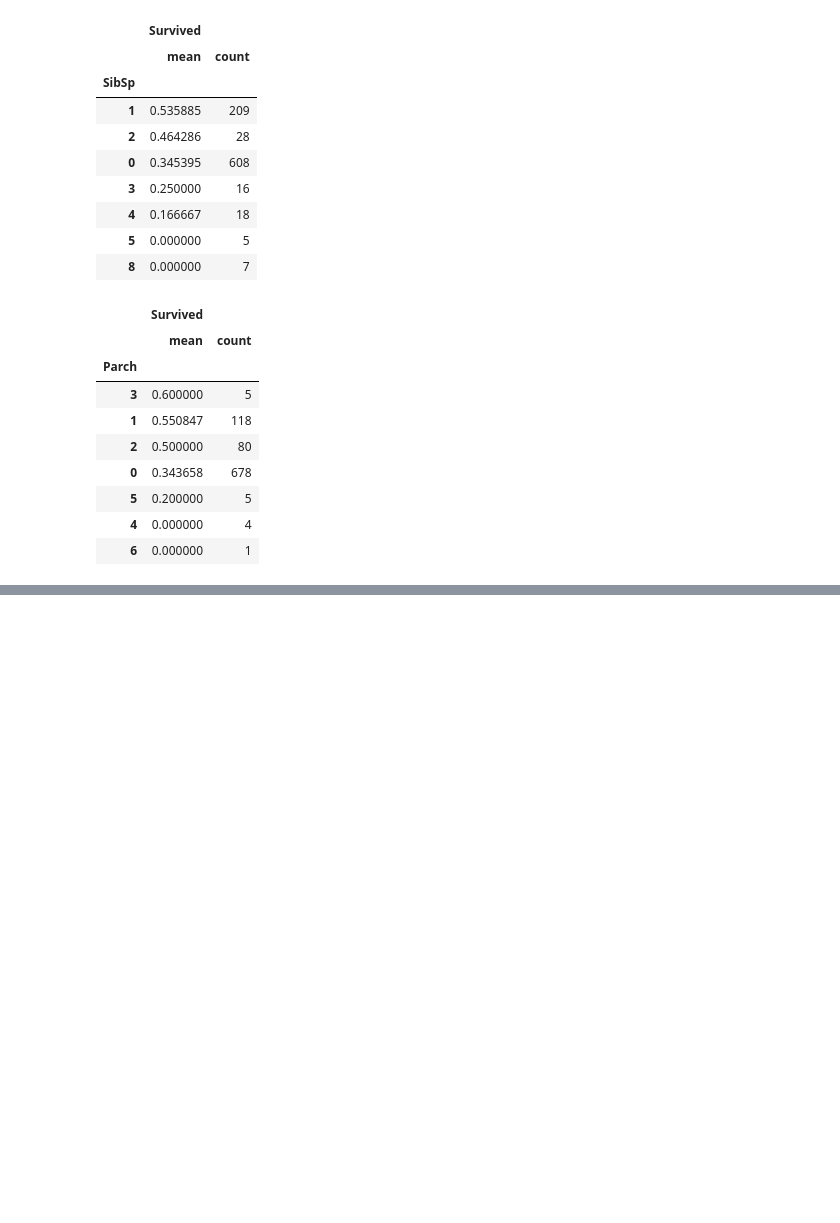
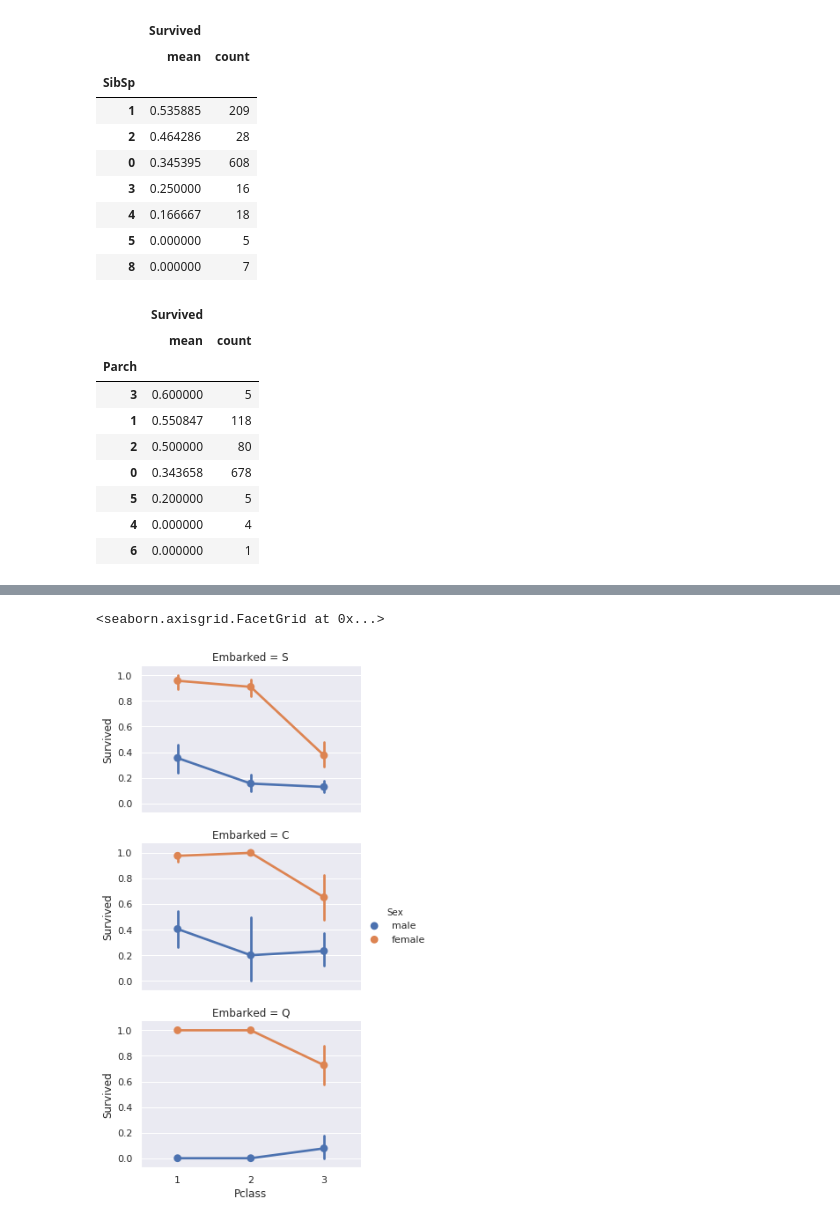
Before and after one commit to ghchengit/myKaggleCompetitions, a Jupyter notebook: titanic/titanic.ipynb, the cells around one changed output, grey strips where cells are left out. Drawn from its saved outputs; the diff is of its cells as text; code cells hidden in the pictures; blank space fills up the shorter version.

```diff
--- a/titanic/titanic.ipynb
+++ b/titanic/titanic.ipynb
@@ -98,0 +106,7 @@ array([[<matplotlib.axes._subplots.AxesSubplot object at 0x...>,
+# %%
+sns.catplot(x='Pclass', y='Survived', hue='Sex',
+            row='Embarked', kind='point', height=3, aspect=1.5,
+            data=train_df)
+# %% [output]
+<seaborn.axisgrid.FacetGrid at 0x...>
+[figure, added]
```
Also changed, not shown: parts of 5 cells of this notebook.
